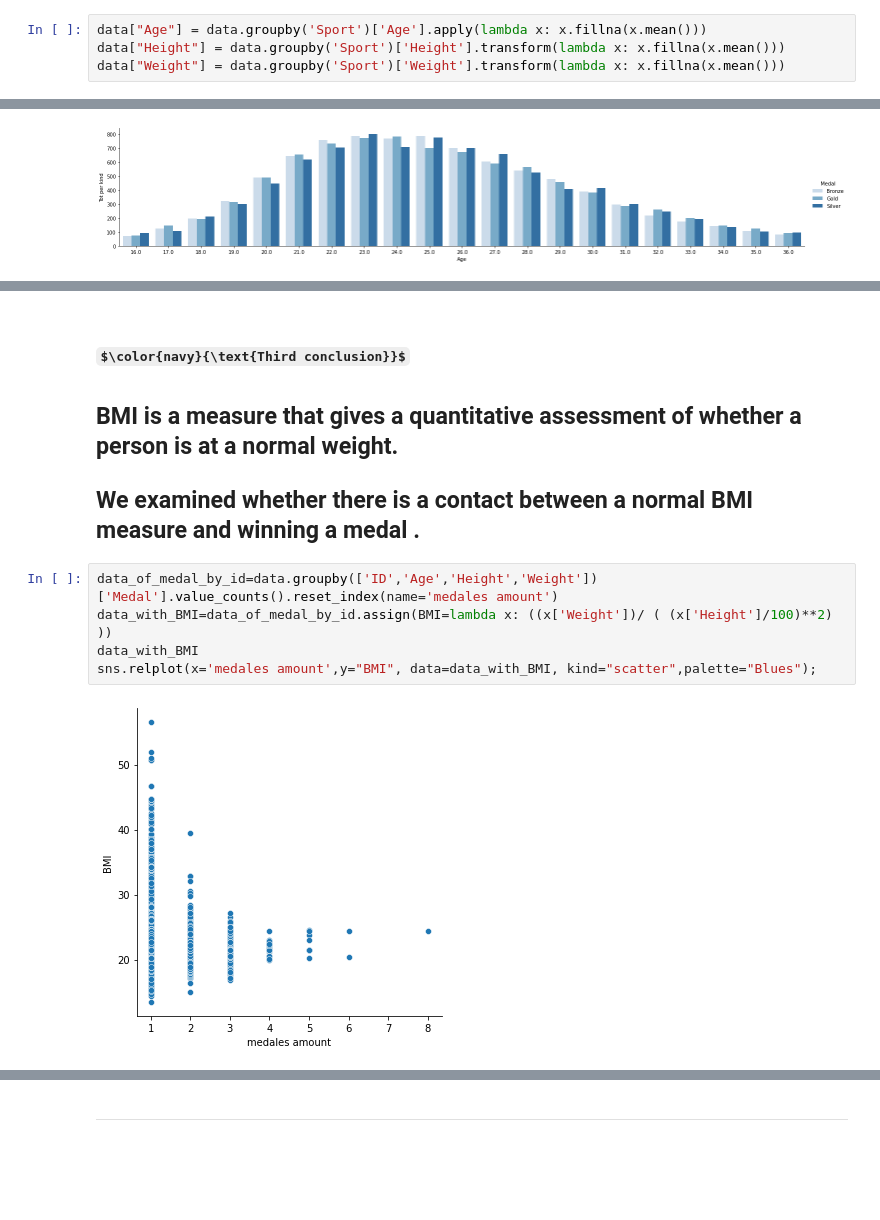
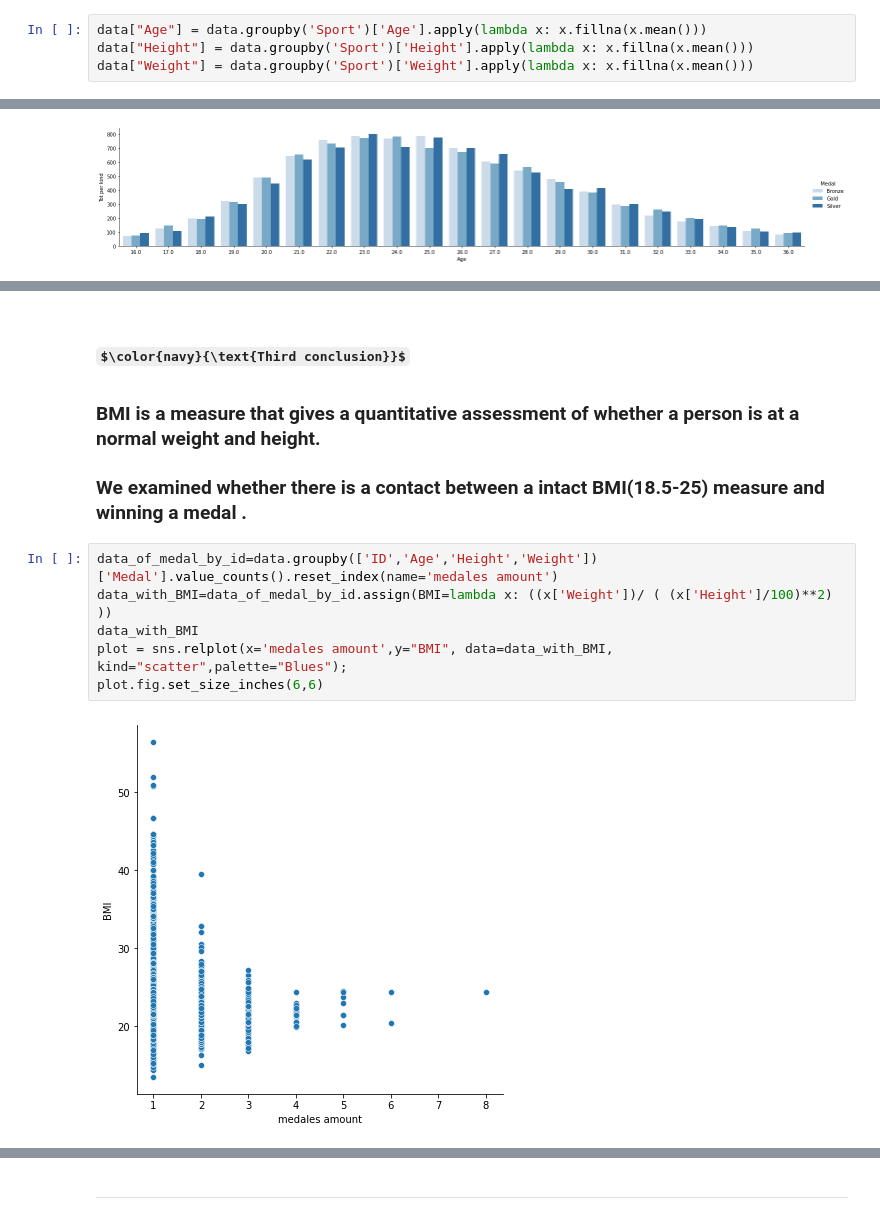
Before and after one commit to AdarSaban/Olympic-Project, a Jupyter notebook: Olympic_w (3).ipynb, the cells around one changed output, grey strips where cells are left out. Saved outputs shown, nothing was run; the diff lists cells and outputs as text; some formulas as TeX source; blank space fills up the shorter version.

```diff
--- a/Olympic_w (3).ipynb
+++ b/Olympic_w (3).ipynb
@@ -71,7 +70,7 @@ dtype: object
 # %%
 data["Age"] = data.groupby('Sport')['Age'].apply(lambda x: x.fillna(x.mean()))
-data["Height"] = data.groupby('Sport')['Height'].transform(lambda x: x.fillna(x.mean()))
-data["Weight"] = data.groupby('Sport')['Weight'].transform(lambda x: x.fillna(x.mean()))
+data["Height"] = data.groupby('Sport')['Height'].apply(lambda x: x.fillna(x.mean()))
+data["Weight"] = data.groupby('Sport')['Weight'].apply(lambda x: x.fillna(x.mean()))
 # %% [markdown]
 ### Deletion of sports categories where the number of medals is low. Focus on popular sports.
 # %%
@@ -186,12 +185,13 @@ sns.catplot(data=data_Age_by_Medal,x="Age",y="Tot per kind",kind="bar",aspect=5,
 <a id='section5'></a>
   #  $\color{navy}{\text{Third conclusion}}$
 
-## BMI is a measure that gives a quantitative assessment of whether a person is at a normal weight.
-## We examined whether there is a contact between a normal BMI measure and winning a medal .
+### BMI is a measure that gives a quantitative assessment of whether a person is at a normal weight and height.
+### We examined whether there is a contact between a intact BMI(18.5-25) measure and winning  a medal .
 # %%
 data_of_medal_by_id=data.groupby(['ID','Age','Height','Weight'])['Medal'].value_counts().reset_index(name='medales amount')
 data_with_BMI=data_of_medal_by_id.assign(BMI=lambda x: ((x['Weight'])/ ( (x['Height']/100)**2) ))
 data_with_BMI
-sns.relplot(x='medales amount',y="BMI", data=data_with_BMI, kind="scatter",palette="Blues");
+plot = sns.relplot(x='medales amount',y="BMI", data=data_with_BMI, kind="scatter",palette="Blues");
+plot.fig.set_size_inches(6,6)
 # %% [output]
-[figure, old version]
+[figure, new version]
```
Also changed, not shown: parts of 7 cells of this notebook.
